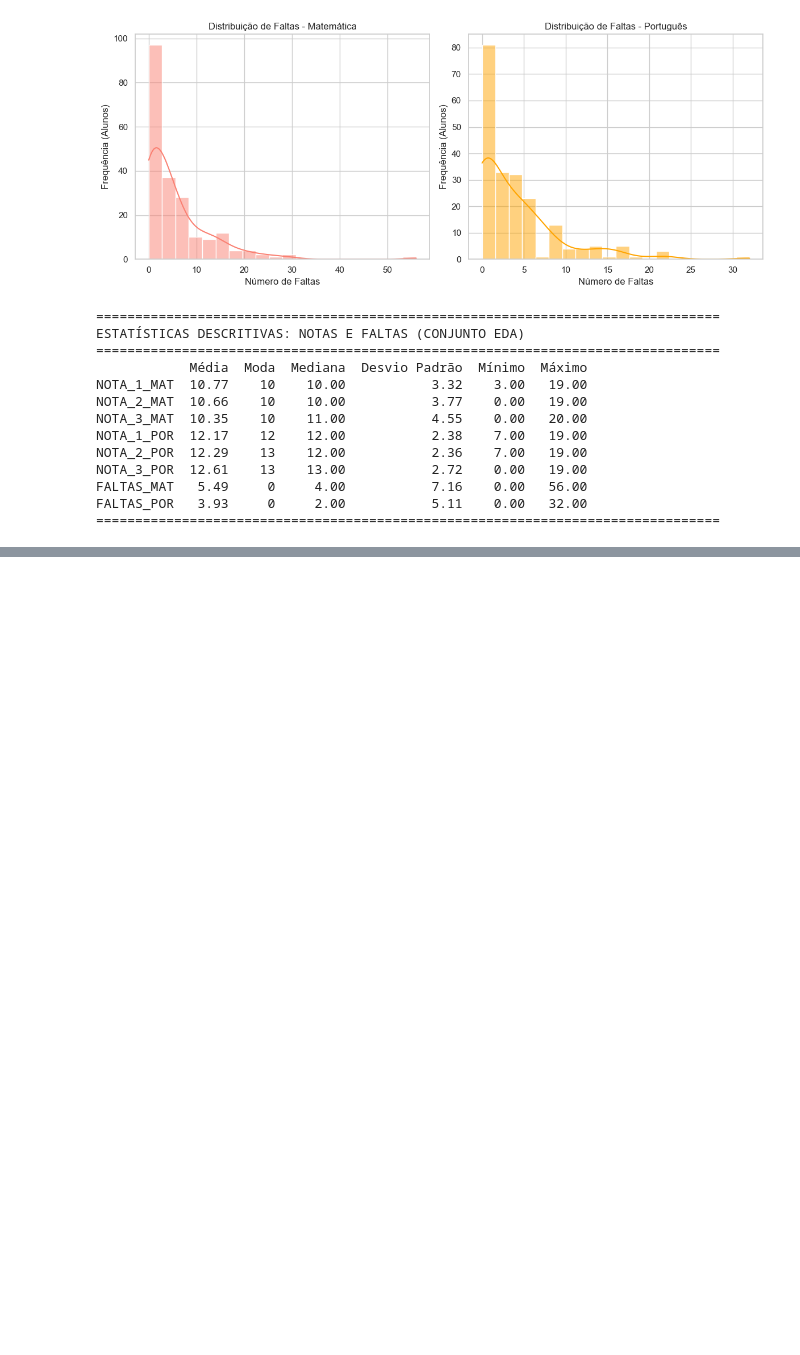
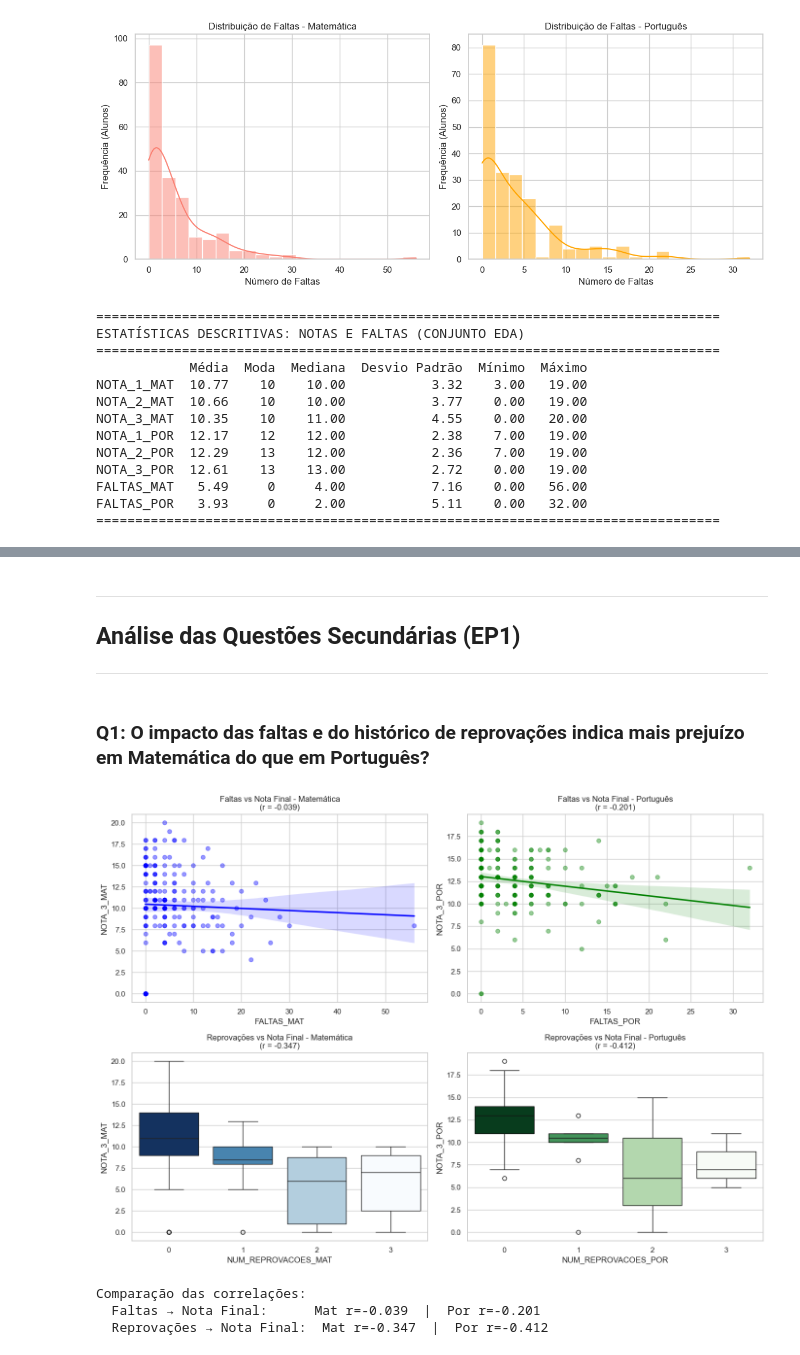
Before and after one commit to clebenjr/ep-ciencia-de-dados, a Jupyter notebook: T2/eda.ipynb, the cells around one changed output, grey strips where cells are left out. Drawn from its saved outputs; the diff is of its cells as text; code cells hidden in the pictures; blank space fills up the shorter version.

```diff
--- a/T2/eda.ipynb
+++ b/T2/eda.ipynb
@@ -119,0 +373,34 @@ FALTAS_POR   3.93     0     2.00           5.11    0.00   32.00
+# %% [markdown]
+---
+## Análise das Questões Secundárias (EP1)
+---
+# %% [markdown]
+### Q1: O impacto das faltas e do histórico de reprovações indica mais prejuízo em Matemática do que em Português?
+# %%
+fig, axes = plt.subplots(2, 2, figsize=(14, 10))
+
+# Faltas vs Nota final
+sns.regplot(x='FALTAS_MAT', y='NOTA_3_MAT', data=df_eda, ax=axes[0, 0], scatter_kws={'alpha':0.4}, color='blue')
+axes[0, 0].set_title(f"Faltas vs Nota Final - Matemática\n(r = {df_eda['FALTAS_MAT'].corr(df_eda['NOTA_3_MAT']):.3f})")
+
+sns.regplot(x='FALTAS_POR', y='NOTA_3_POR', data=df_eda, ax=axes[0, 1], scatter_kws={'alpha':0.4}, color='green')
+axes[0, 1].set_title(f"Faltas vs Nota Final - Português\n(r = {df_eda['FALTAS_POR'].corr(df_eda['NOTA_3_POR']):.3f})")
+
+# Reprovações vs Nota final
+sns.boxplot(x='NUM_REPROVACOES_MAT', y='NOTA_3_MAT', hue='NUM_REPROVACOES_MAT', data=df_eda, ax=axes[1, 0], palette='Blues_r', legend=False)
+axes[1, 0].set_title(f"Reprovações vs Nota Final - Matemática\n(r = {df_eda['NUM_REPROVACOES_MAT'].corr(df_eda['NOTA_3_MAT']):.3f})")
+
+sns.boxplot(x='NUM_REPROVACOES_POR', y='NOTA_3_POR', hue='NUM_REPROVACOES_POR', data=df_eda, ax=axes[1, 1], palette='Greens_r', legend=False)
+axes[1, 1].set_title(f"Reprovações vs Nota Final - Português\n(r = {df_eda['NUM_REPROVACOES_POR'].corr(df_eda['NOTA_3_POR']):.3f})")
+
+plt.tight_layout()
+plt.show()
+
+print("\nComparação das correlações:")
+print(f"  Faltas → Nota Final:      Mat r={df_eda['FALTAS_MAT'].corr(df_eda['NOTA_3_MAT']):.3f}  |  Por r={df_eda['FALTAS_POR'].corr(df_eda['NOTA_3_POR']):.3f}")
+print(f"  Reprovações → Nota Final:  Mat r={df_eda['NUM_REPROVACOES_MAT'].corr(df_eda['NOTA_3_MAT']):.3f}  |  Por r={df_eda['NUM_REPROVACOES_POR'].corr(df_eda['NOTA_3_POR']):.3f}")
+# %% [output]
+[figure, added]
+Comparação das correlações:
+  Faltas → Nota Final:      Mat r=-0.039  |  Por r=-0.201
+  Reprovações → Nota Final:  Mat r=-0.347  |  Por r=-0.412
```
Also changed, not shown: parts of 18 cells of this notebook.
